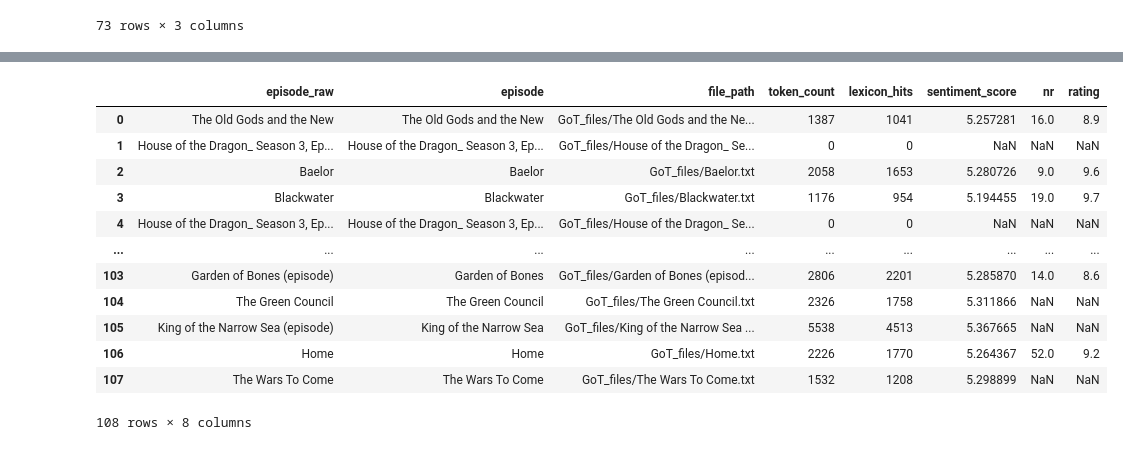
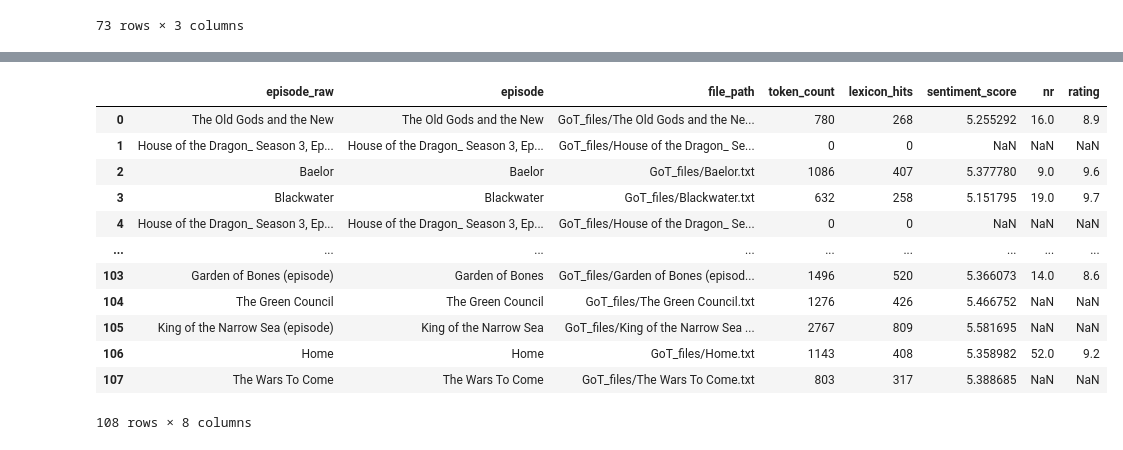
Before and after one commit to n0ugat/game_of_social_graphs_and_thrones, a Jupyter notebook: ratings.ipynb, the cells around one changed output, grey strips where cells are left out. Saved outputs shown, nothing was run; the diff lists cells and outputs as text; code cells hidden in the pictures.

```diff
--- a/ratings.ipynb
+++ b/ratings.ipynb
@@ -157,11 +157,17 @@ def extract_synopsis(text):
     m2 = pattern_fallback.search(text)
     return m2.group(1).strip() if m2 else ""
 # %%
+from sklearn.feature_extraction.text import ENGLISH_STOP_WORDS
+
+STOPWORDS = set(ENGLISH_STOP_WORDS)
+
 def tokenize(text):
     """
-    Very simple word tokenizer: lowercase + alphanumeric words.
+    Tokenize text into lowercase alphabetic words and remove stopwords.
     """
-    return re.findall(r"\b[a-zA-Z]+\b", text.lower())
+    tokens = re.findall(r"\b[a-zA-Z]+\b", text.lower())
+    tokens = [t for t in tokens if t not in STOPWORDS]
+    return tokens
 # %%
 def load_labmit_s1(path="data/S1.txt"):
     """
@@ -235,7 +271,7 @@ def build_episode_sentiment_df(
 
     return pd.DataFrame(rows)
 # %%
-df_sentiment = build_episode_sentiment_df(
+df_sentiment = build_episode_sentiment_df_tfidf(
     DG_creators,
     got_folder="GoT_files",
     s1_path="data/Data_Set_S1.txt"
@@ -275,27 +311,27 @@ def merge_sentiment_and_ratings(df_sentiment, rating_path="data/rating.txt"):
 
     return df_merged
 # %%
-df_sentiment = build_episode_sentiment_df(
+df_sentiment = build_episode_sentiment_df_tfidf(
     DG_creators,
     got_folder="GoT_files",
     s1_path="data/Data_Set_S1.txt"
 )
 
 df_final = merge_sentiment_and_ratings(df_sentiment, "data/rating.txt")
 df_final
 # %% [output]
 |  | episode_raw | episode | file_path | token_count | lexicon_hits | sentiment_score | nr | rating |
-| 0 | The Old Gods and the New | The Old Gods and the New | GoT_files/The Old Gods and the Ne... | 1387 | 1041 | 5.257281 | 16.0 | 8.9 |
+| 0 | The Old Gods and the New | The Old Gods and the New | GoT_files/The Old Gods and the Ne... | 780 | 268 | 5.255292 | 16.0 | 8.9 |
 | 1 | House of the Dragon_ Season 3, Ep... | House of the Dragon_ Season 3, Ep... | GoT_files/House of the Dragon_ Se... | 0 | 0 | NaN | NaN | NaN |
-| 2 | Baelor | Baelor | GoT_files/Baelor.txt | 2058 | 1653 | 5.280726 | 9.0 | 9.6 |
-| 3 | Blackwater | Blackwater | GoT_files/Blackwater.txt | 1176 | 954 | 5.194455 | 19.0 | 9.7 |
+| 2 | Baelor | Baelor | GoT_files/Baelor.txt | 1086 | 407 | 5.377780 | 9.0 | 9.6 |
+| 3 | Blackwater | Blackwater | GoT_files/Blackwater.txt | 632 | 258 | 5.151795 | 19.0 | 9.7 |
 | 4 | House of the Dragon_ Season 3, Ep... | House of the Dragon_ Season 3, Ep... | GoT_files/House of the Dragon_ Se... | 0 | 0 | NaN | NaN | NaN |
 | ... | ... | ... | ... | ... | ... | ... | ... | ... |
-| 103 | Garden of Bones (episode) | Garden of Bones | GoT_files/Garden of Bones (episod... | 2806 | 2201 | 5.285870 | 14.0 | 8.6 |
-| 104 | The Green Council | The Green Council | GoT_files/The Green Council.txt | 2326 | 1758 | 5.311866 | NaN | NaN |
-| 105 | King of the Narrow Sea (episode) | King of the Narrow Sea | GoT_files/King of the Narrow Sea ... | 5538 | 4513 | 5.367665 | NaN | NaN |
-| 106 | Home | Home | GoT_files/Home.txt | 2226 | 1770 | 5.264367 | 52.0 | 9.2 |
-| 107 | The Wars To Come | The Wars To Come | GoT_files/The Wars To Come.txt | 1532 | 1208 | 5.298899 | NaN | NaN |
+| 103 | Garden of Bones (episode) | Garden of Bones | GoT_files/Garden of Bones (episod... | 1496 | 520 | 5.366073 | 14.0 | 8.6 |
+| 104 | The Green Council | The Green Council | GoT_files/The Green Council.txt | 1276 | 426 | 5.466752 | NaN | NaN |
+| 105 | King of the Narrow Sea (episode) | King of the Narrow Sea | GoT_files/King of the Narrow Sea ... | 2767 | 809 | 5.581695 | NaN | NaN |
+| 106 | Home | Home | GoT_files/Home.txt | 1143 | 408 | 5.358982 | 52.0 | 9.2 |
+| 107 | The Wars To Come | The Wars To Come | GoT_files/The Wars To Come.txt | 803 | 317 | 5.388685 | NaN | NaN |
 108 rows × 8 columns
 # %%
 df_final[df_final['rating'] > 0]
```
Also changed, not shown: parts of 5 cells of this notebook, 2 other files.
